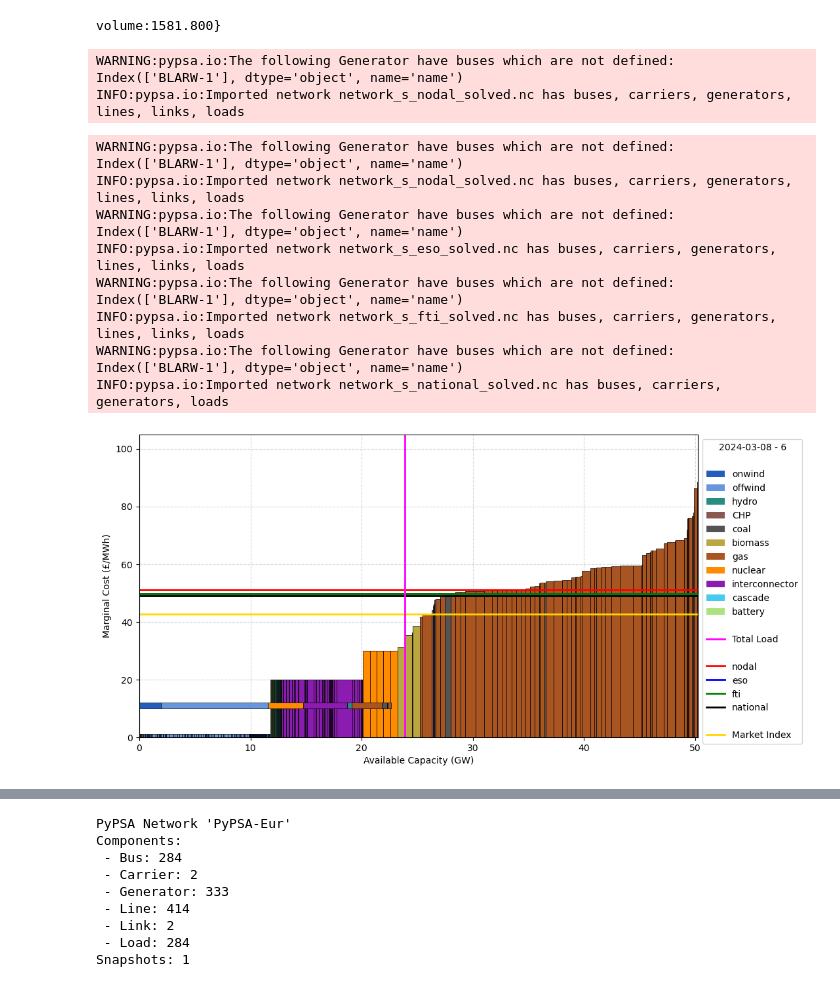
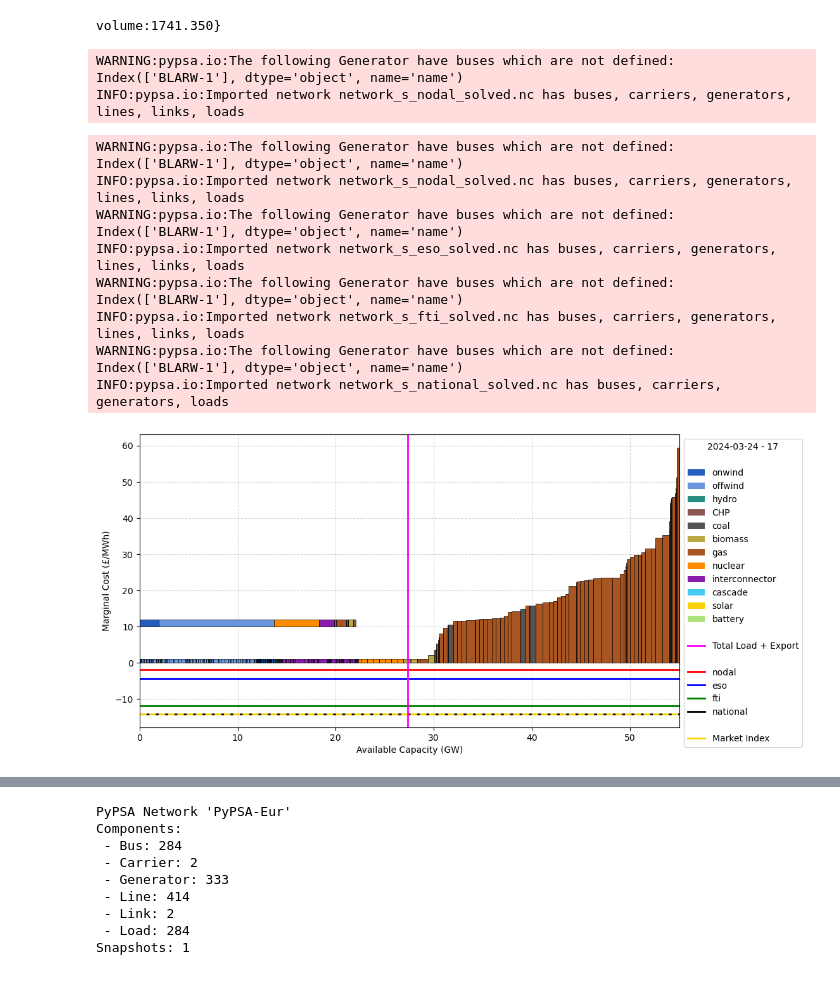
Before and after one commit to LukasFrankenQ/LMP, a Jupyter notebook: notebooks/match_wholesale.ipynb, the cells around one changed output, grey strips where cells are left out. Saved outputs shown, nothing was run; the diff lists cells and outputs as text; code cells hidden in the pictures.

Commit message:
new results visualized

```diff
--- a/notebooks/match_wholesale.ipynb
+++ b/notebooks/match_wholesale.ipynb
@@ -11,8 +11,8 @@ from pathlib import Path
 import matplotlib as mpl
 import matplotlib.pyplot as plt
 # %%
-date = '2024-03-08'
-period = 6
+date = '2024-03-24'
+period = 17
 # %%
 def get_price(date, period):
 
@@ -38,7 +38,7 @@ def get_bm_data(date, period):
 
 price = get_price(date, period)
 # %% [output]
-volume:1581.800}
+volume:1741.350}
 # %%
 def get_model(date, period, layout='nodal'):
     return pypsa.Network(Path.cwd().parent / 'resources' / 'live_data' / f'{date}_{period}' / f'network_s_{layout}_solved.nc')
@@ -136,7 +136,7 @@ labels.append('')
 handles.append(plt.Line2D([0], [0], color='w', lw=0, label=''))
 
 load_color = 'magenta'
-labels.append('Total Load')
+labels.append('Total Load + Export')
 handles.append(plt.Line2D([0], [0], color=load_color, lw=2, label=''))
 
 labels.append('')
@@ -159,9 +159,9 @@ for l in ['nodal', 'eso', 'fti', 'national']:
     handles.append(plt.Line2D([0], [0], color=lcolors[l], lw=2))
     labels.append(l)
 
-ax.axhline(price, color='gold', lw=2)
+ax.axhline(price, color='gold', lw=2, linestyle='--')
 labels.append('')
-handles.append(plt.Line2D([0], [0], color='w', lw=0, label=''))
+handles.append(plt.Line2D([0], [0], color='w', lw=0, label='', linestyle='--'))
 
 labels.append('Market Index')
 handles.append(plt.Line2D([0], [0], color='gold', lw=2))
@@ -180,7 +180,7 @@ ax.set_ylabel('Marginal Cost (£/MWh)')
 exporters = n.generators.index[n.generators.p_max_pu == -1.]
 export_vol = n.generators_t.p[exporters].sum().sum() * 1e-3
 
-ax.axvline(n.loads.p_set.sum() * 1e-3 + export_vol, color=load_color, lw=2)
+ax.axvline(n.loads.p_set.sum() * 1e-3 + 2*abs(export_vol), color=load_color, lw=2)
 ax.set_xlim(0, gen.p_nom.sum())
 
 ax.grid(True, linestyle='--', alpha=0.5)
@@ -189,31 +189,31 @@ ax.set_axisbelow(True)
 # ax.axvline(bm_data.loc[bm_data > 0].sum()*1e-3, color=load_color, lw=5)
 carrier_dispatch = (
     pd.concat((
         gen[['carrier', 'p_nom', 'marginal_cost']],
         bm_data.mul(1e-3)
         ), axis=1)
     .loc[gen.index]
     .groupby('carrier')[['PN']].sum()
     .iloc[::-1]
 )
 
 carrier_dispatch['total'] = carrier_dispatch.cumsum()
 
 for carrier, row in carrier_dispatch.loc[gen.carrier.unique()].iterrows():
     ax.bar(row.total - row.PN/2, 2, width=row.PN, bottom=10, color=colors[carrier], edgecolor='black', linewidth=0.5)
 
 plt.show()
 # %% [output]
 WARNING:pypsa.io:The following Generator have buses which are not defined:
 Index(['BLARW-1'], dtype='object', name='name')
 INFO:pypsa.io:Imported network network_s_nodal_solved.nc has buses, carriers, generators, lines, links, loads
 WARNING:pypsa.io:The following Generator have buses which are not defined:
 Index(['BLARW-1'], dtype='object', name='name')
 INFO:pypsa.io:Imported network network_s_eso_solved.nc has buses, carriers, generators, lines, links, loads
 WARNING:pypsa.io:The following Generator have buses which are not defined:
 Index(['BLARW-1'], dtype='object', name='name')
 INFO:pypsa.io:Imported network network_s_fti_solved.nc has buses, carriers, generators, lines, links, loads
 WARNING:pypsa.io:The following Generator have buses which are not defined:
 Index(['BLARW-1'], dtype='object', name='name')
 INFO:pypsa.io:Imported network network_s_national_solved.nc has buses, carriers, generators, loads
-[figure, old version]
+[figure, new version]
```
Also changed, not shown: parts of 7 cells of this notebook, 2 other files.
